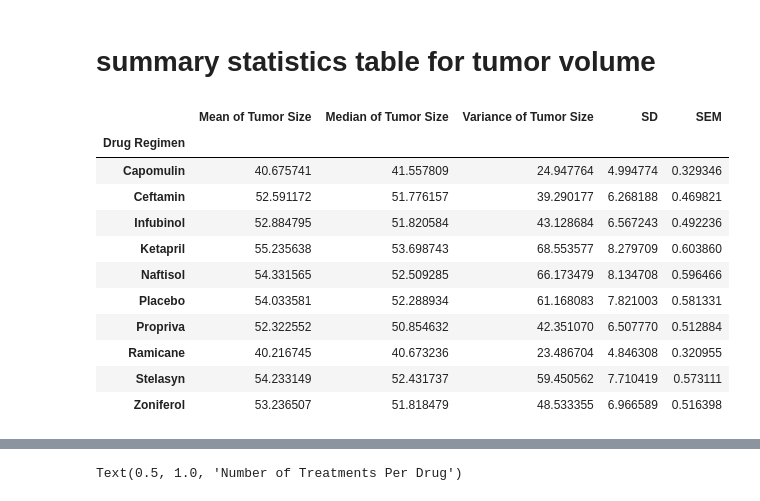
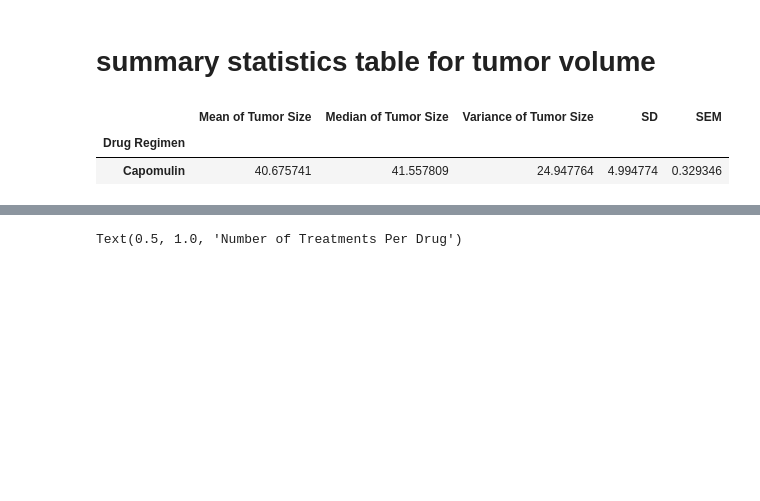
Before and after one commit to JonesInformatics/Matplotlib-Challenge, a Jupyter notebook: main.ipynb, the cells around one changed output, grey strips where cells are left out. Cells and saved outputs as stored; diff of their text form; code cells hidden in the pictures; blank space fills up the shorter version.

```diff
--- a/main.ipynb
+++ b/main.ipynb
@@ -25,4 +17,0 @@ C:\Users\lizba\Desktop\DataViz\homework\matplotlib-challenge
-# %%
-# combine datasets
-combo = pd.merge(mouse_metadata, study_results, how="left", on = "Mouse ID")
-combo.tail(1)
@@ -129,25 +52,15 @@ Name: Tumor_Volume, dtype: float64
 # %% [markdown]
 #  summary statistics table for tumor volume
 # %%
-####### ADD SEM column
-# turn groupby object into df
+# converting groupby objects from above to new DF displaying summary statistics
 
 sum_stats = pd.DataFrame({"Mean of Tumor Size":tumor_mean, "Median of Tumor Size":tumor_median,
                           "Variance of Tumor Size": tumor_var, "SD": tumor_sd, "SEM": tumor_sem})
-sum_stats
+sum_stats.head(1)
 # %% [output]
 |  | Mean of Tumor Size | Median of Tumor Size | Variance of Tumor Size | SD | SEM |
 | Drug Regimen |  |  |  |  |  |
 | Capomulin | 40.675741 | 41.557809 | 24.947764 | 4.994774 | 0.329346 |
-| Ceftamin | 52.591172 | 51.776157 | 39.290177 | 6.268188 | 0.469821 |
-| Infubinol | 52.884795 | 51.820584 | 43.128684 | 6.567243 | 0.492236 |
-| Ketapril | 55.235638 | 53.698743 | 68.553577 | 8.279709 | 0.603860 |
-| Naftisol | 54.331565 | 52.509285 | 66.173479 | 8.134708 | 0.596466 |
-| Placebo | 54.033581 | 52.288934 | 61.168083 | 7.821003 | 0.581331 |
-| Propriva | 52.322552 | 50.854632 | 42.351070 | 6.507770 | 0.512884 |
-| Ramicane | 40.216745 | 40.673236 | 23.486704 | 4.846308 | 0.320955 |
-| Stelasyn | 54.233149 | 52.431737 | 59.450562 | 7.710419 | 0.573111 |
-| Zoniferol | 53.236507 | 51.818479 | 48.533355 | 6.966589 | 0.516398 |
 # %%
 # figure out what plotting question wants
 df = combo.groupby("Drug Regimen").count()
```
Also changed, not shown: parts of 49 cells of this notebook.
